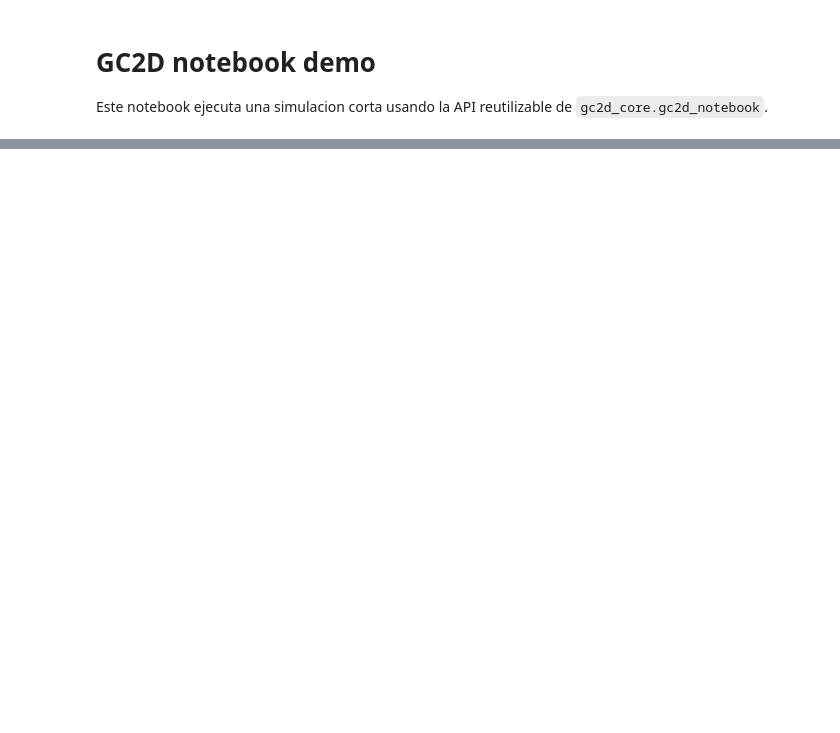
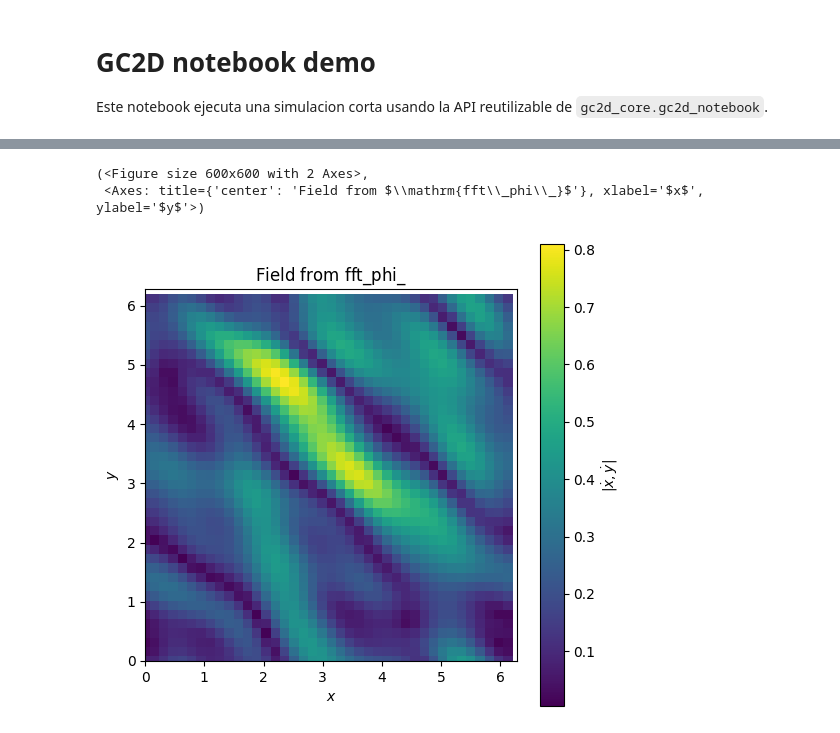
Before and after one commit to Jugibe-52/GC2D_intranet, a Jupyter notebook: notebooks/gc2d_notebook_demo.ipynb, the cells around one changed output, grey strips where cells are left out. Cells and saved outputs as stored; diff of their text form; code cells hidden in the pictures; blank space fills up the shorter version.

```diff
--- a/notebooks/gc2d_notebook_demo.ipynb
+++ b/notebooks/gc2d_notebook_demo.ipynb
@@ -39,2 +53,8 @@ system = make_system(params)
+# %%
+system.plot_fft_phi(kind='magnitude')
+# %% [output]
+(<Figure size 600x600 with 2 Axes>,
+ <Axes: title={'center': 'Field from $\\mathrm{fft\\_phi\\_}$'}, xlabel='$x$', ylabel='$y$'>)
+[figure, added]
 # %%
 result = run_case(system, plot=False)
```
Also changed, not shown: parts of 6 cells of this notebook, 1 other file.
